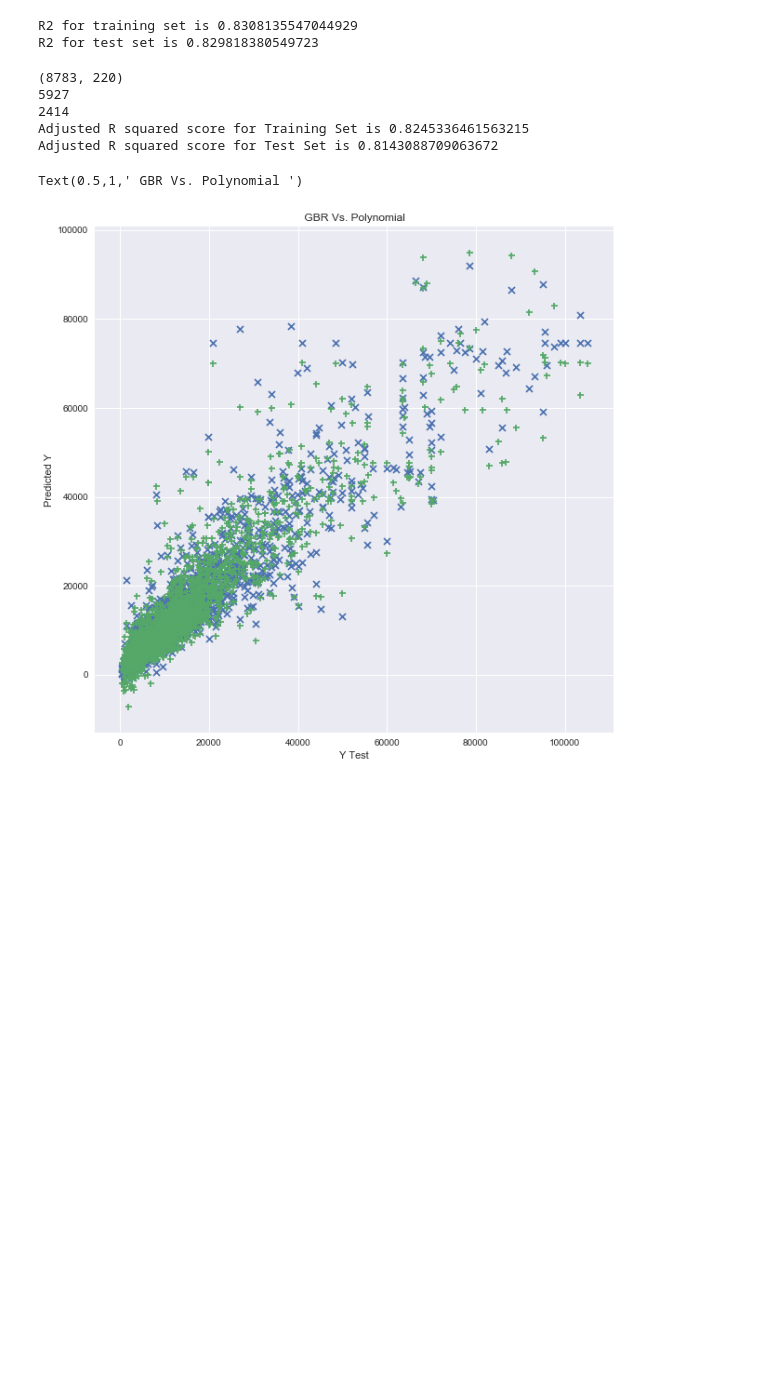
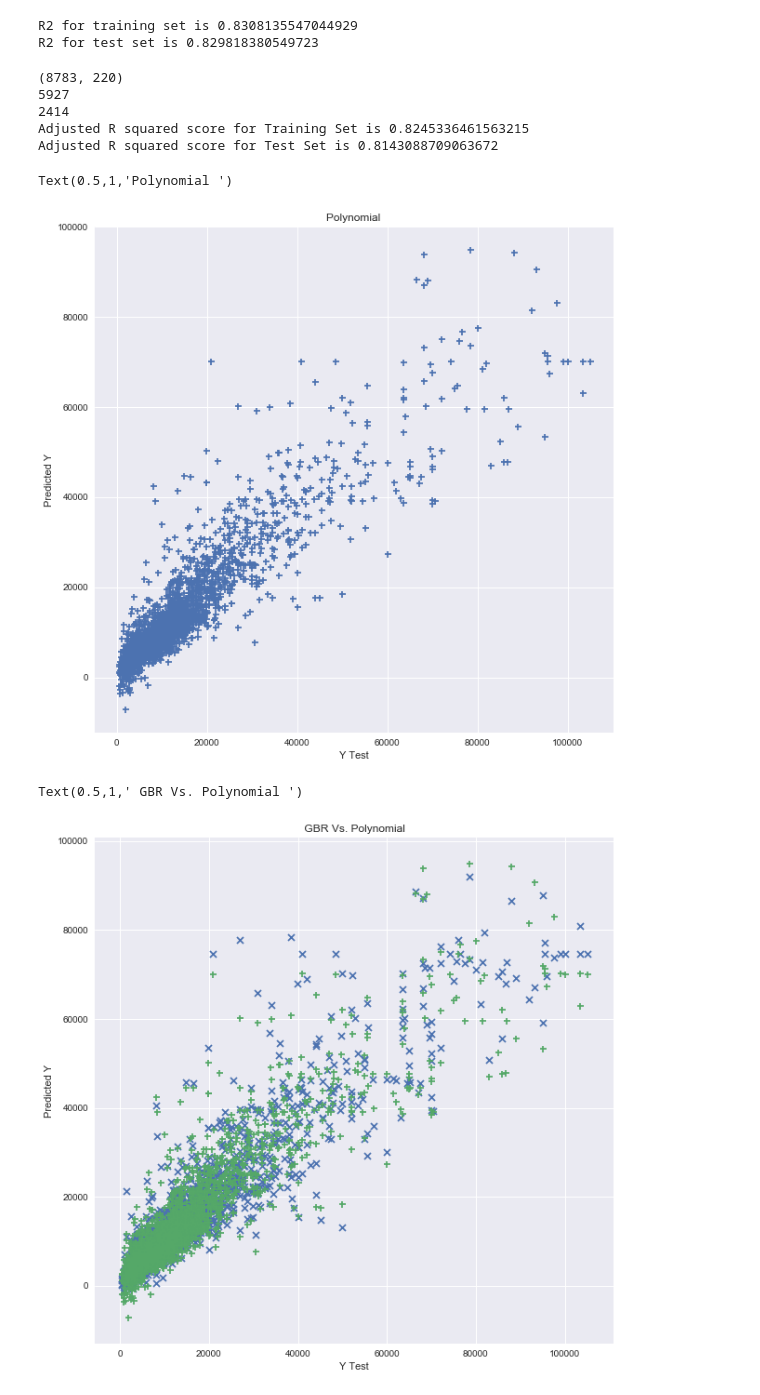
Before and after one commit to dhp6106/insaid-projects, a Jupyter notebook: term2/projects/CarSalesPrice/Project-Dhaval-UkreinCarAds-Regression.ipynb, the cells around one changed output. Cells and saved outputs as stored; diff of their text form; code cells hidden in the pictures; blank space fills up the shorter version.

```diff
--- a/term2/projects/CarSalesPrice/Project-Dhaval-UkreinCarAds-Regression.ipynb
+++ b/term2/projects/CarSalesPrice/Project-Dhaval-UkreinCarAds-Regression.ipynb
@@ -877,6 +877,15 @@ lr()
 2414
 Adjusted R squared score for Training Set is 0.8245336461563215
 Adjusted R squared score for Test Set is 0.8143088709063672
+# %%
+plt.figure(figsize=(10,10))
+plt.scatter(x=y_test,y=y_poly_pred_test,marker="+")
+plt.xlabel('Y Test')
+plt.ylabel('Predicted Y')
+plt.title("Polynomial ")
+# %% [output]
+Text(0.5,1,'Polynomial ')
+[figure, added]
 # %%
 plt.figure(figsize=(10,10))
 plt.scatter(x=y_test,y=y_pred_GBR,marker="x")
```
Also changed, not shown: parts of 8 cells of this notebook, 5 other files.
